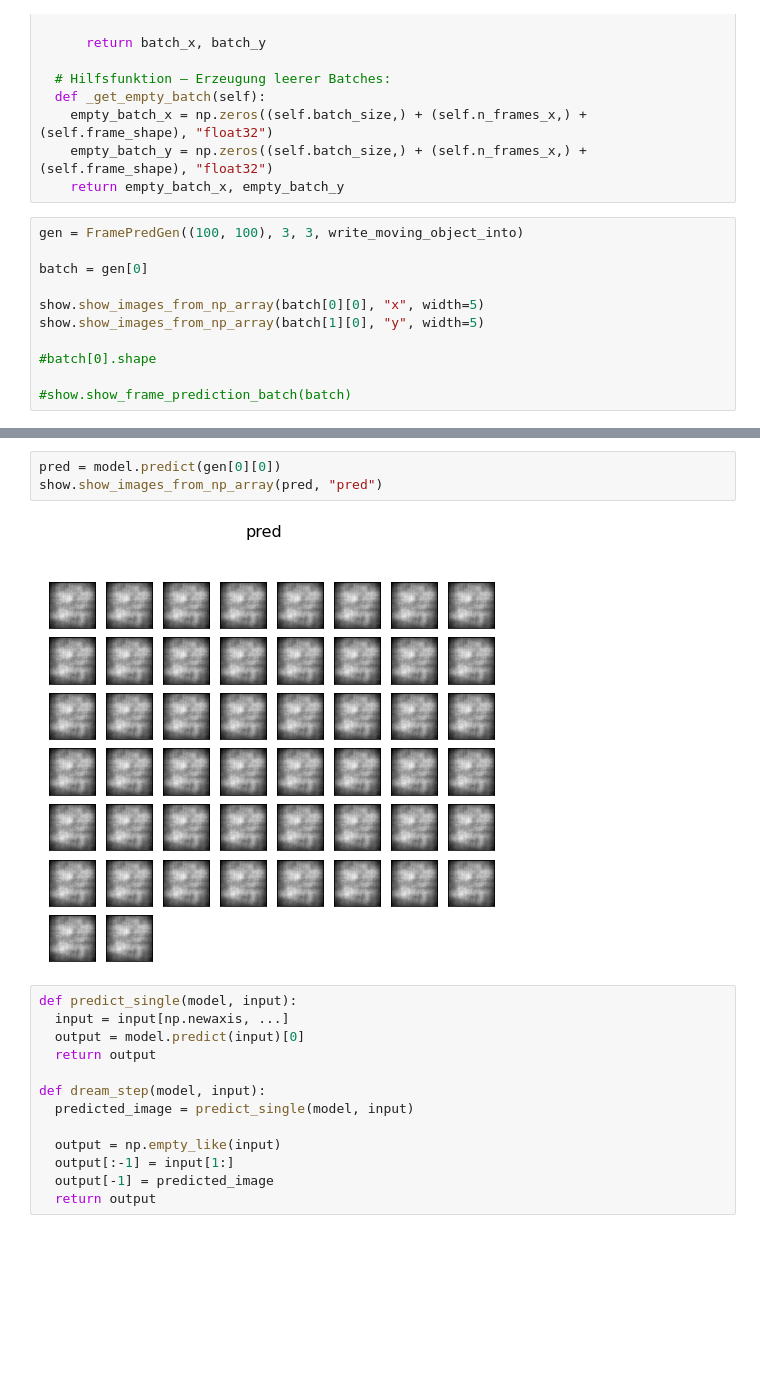
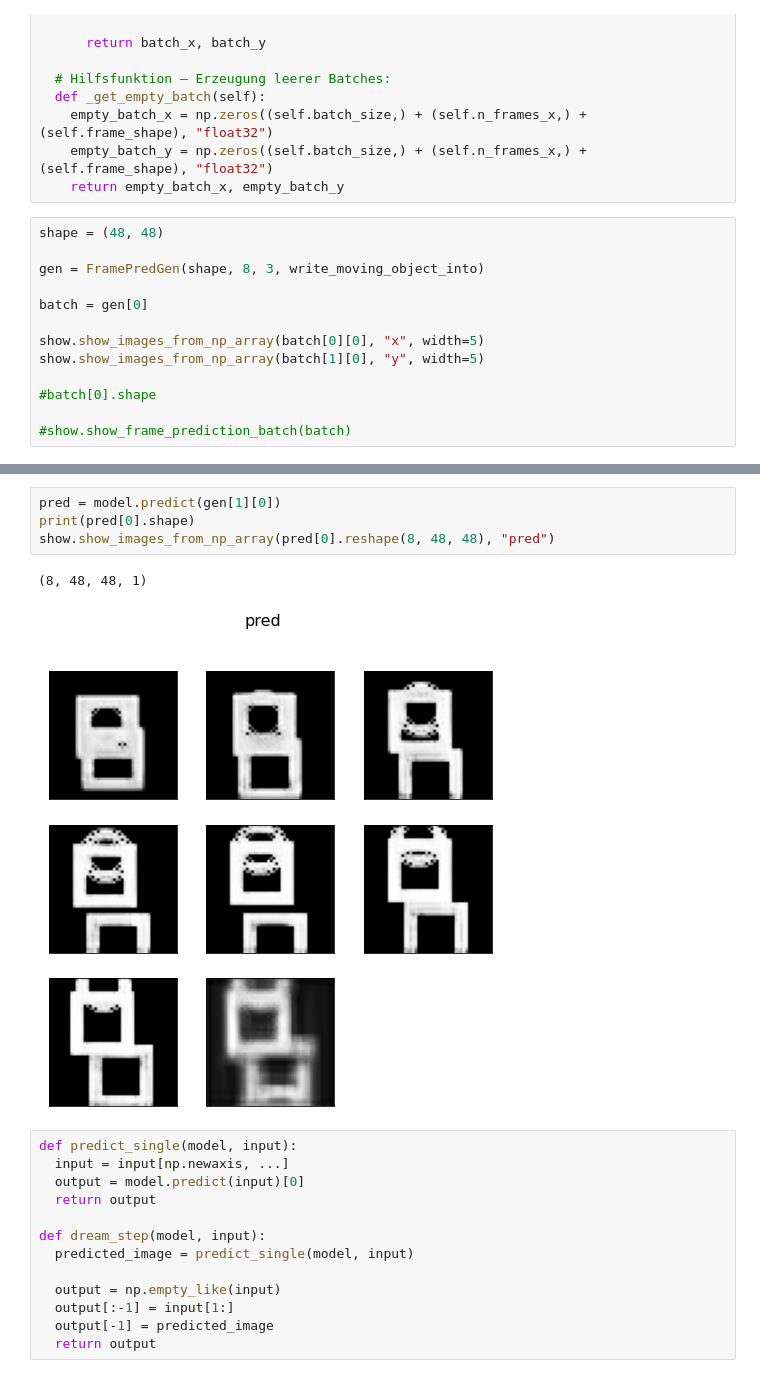
Before and after one commit to MaschinenNah/FramePred2021, a Jupyter notebook: FramePred2021_02_moving_objects.ipynb, the cells around one changed output, grey strips where cells are left out. Drawn from its saved outputs; the diff is of its cells as text; blank space fills up the shorter version.

```diff
--- a/FramePred2021_02_moving_objects.ipynb
+++ b/FramePred2021_02_moving_objects.ipynb
@@ -169,7 +172,9 @@ class FramePredGen(Sequence):
     empty_batch_y = np.zeros((self.batch_size,) + (self.n_frames_x,) + (self.frame_shape), "float32")
     return empty_batch_x, empty_batch_y
 # %%
-gen = FramePredGen((100, 100), 3, 3, write_moving_object_into)
+shape = (48, 48)
+
+gen = FramePredGen(shape, 8, 3, write_moving_object_into)
 
 batch = gen[0]
 
@@ -268,9 +271,11 @@ Epoch 3/1000
 KeyboardInterrupt: ignored
 # %%
-pred = model.predict(gen[0][0])
-show.show_images_from_np_array(pred, "pred")
+pred = model.predict(gen[1][0])
+print(pred[0].shape)
+show.show_images_from_np_array(pred[0].reshape(8, 48, 48), "pred")
 # %% [output]
+(8, 48, 48, 1)
-[figure, old version]
+[figure, new version]
 # %%
 def predict_single(model, input):
   input = input[np.newaxis, ...]
```
Also changed, not shown: parts of 7 cells of this notebook.
